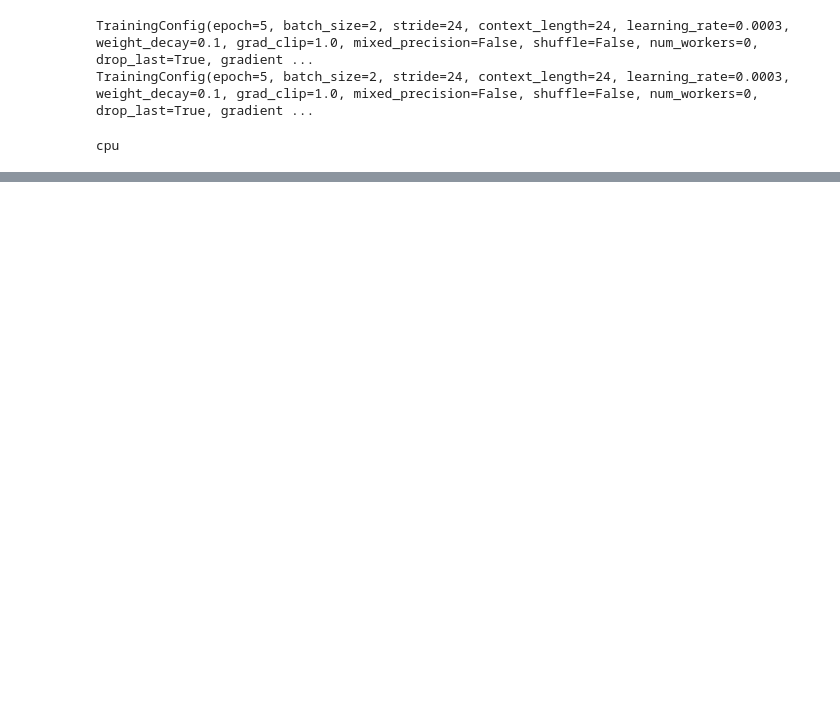
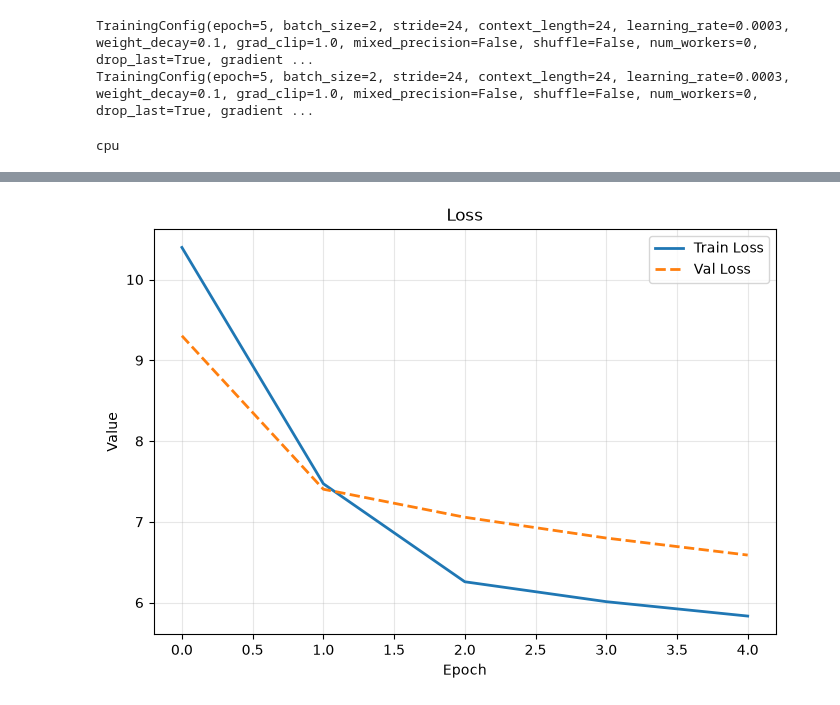
Before and after one commit to nikhild791/llm-evolution, a Jupyter notebook: train.ipynb, the cells around one changed output, grey strips where cells are left out. Saved outputs shown, nothing was run; the diff lists cells and outputs as text; code cells hidden in the pictures; blank space fills up the shorter version.

```diff
--- a/train.ipynb
+++ b/train.ipynb
@@ -15,13 +15,14 @@ from trainer.trainer import Trainer
 # %%
 tokenizer = tiktoken.get_encoding("gpt2")
 # %%
-Qwen_SMALL = ModelConfig(
+DeepSeek_SMALL = ModelConfig(
     emb_dim=96,
-    n_layers=2,
-    n_heads=12,
-    kv_heads=6,
+    expert_dim=24,
+    n_layers=12,
+    n_heads=4,
     activation="gelu",
-    context_length=24
+    context_length=24,
+    latent_dim=48
 )
 
 TRAIN_CONFIG = TrainingConfig(
@@ -46,7 +47,7 @@ print(device)
 # %% [output]
 cpu
 # %%
-model = Qwen(Qwen_SMALL).to(device)
+model = DeepSeek(DeepSeek_SMALL).to(device)
 # %%
 trainer=Trainer(model,tokenizer,train_dataloader,val_dataloader,device,cross_entropy_loss,token_accuracy,CHECKPOINT_CONFIG,TRAIN_CONFIG,OPTIMIZER_CONFIG,SCHEDULER_CONFIG)
 # %%
@@ -60,0 +81,4 @@ KeyboardInterrupt:
+# %%
+trainer.metrics.plot("train_loss","val_loss")
+# %% [output]
+[figure, added]
```
Also changed, not shown: parts of 4 cells of this notebook, 10 other files.
